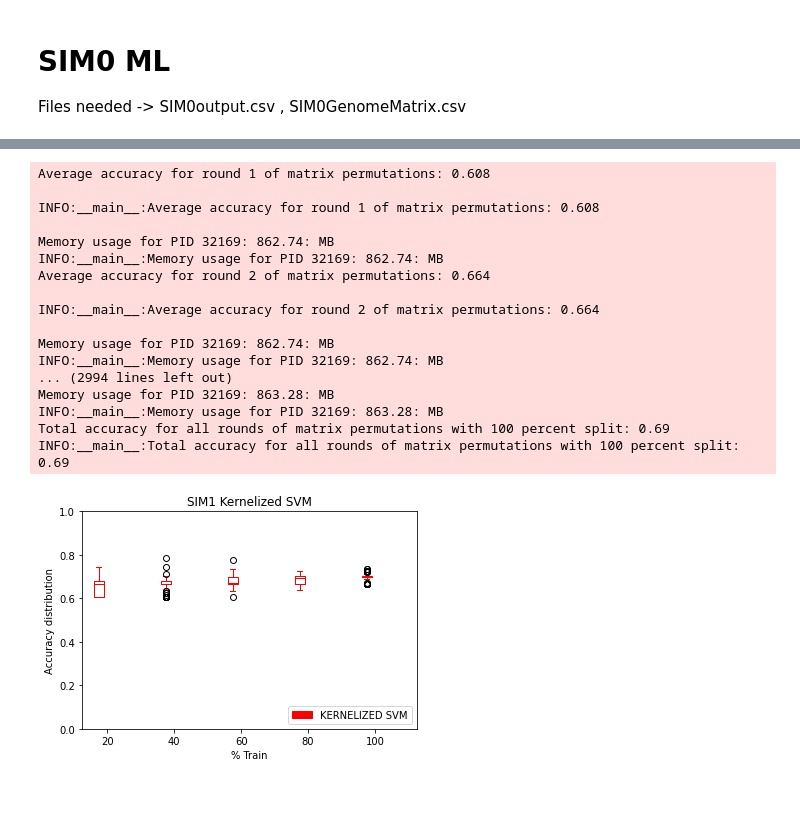
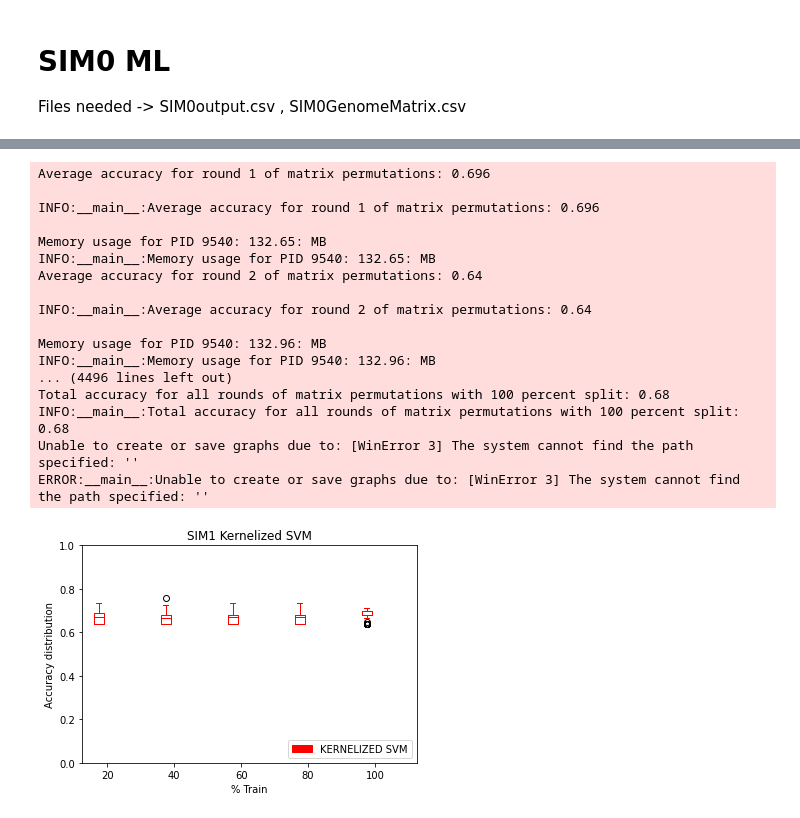
Before and after one commit to SlayerAnsh/NetFlowOpt, a Jupyter notebook: NetworkFlow.ipynb, the cells around one changed output, grey strips where cells are left out. Cells and saved outputs as stored; diff of their text form; code cells hidden in the pictures.

```diff
--- a/NetworkFlow.ipynb
+++ b/NetworkFlow.ipynb
@@ -1268,29 +1268,29 @@ INFO:__main__:Total accuracy of linear SVM CLASSIFICATION for all rounds of matr
 # %%
 # ML on SIM1 genomes
 output_file = os.path.abspath('./DataReadyForML/Sim0Output.csv')
 sim1_similarity_matrix_file = os.path.abspath('./DataReadyForML/Sim1SimilarityMatrixfinal.csv')
 analysis_type = 'CLASSIFICATION' # REGRESSION or CLASSIFICATION
 
-num_permutations = 100
+num_permutations = 150
 
 data_processor = MachineLearningDataProcessingService(num_permutations)
 data_processor.performMachineLearningOnSIM1(output_file, sim1_similarity_matrix_file, analysis_type)
 # %% [output]
-Average accuracy for round 1 of matrix permutations: 0.608
+Average accuracy for round 1 of matrix permutations: 0.696
 
-INFO:__main__:Average accuracy for round 1 of matrix permutations: 0.608
+INFO:__main__:Average accuracy for round 1 of matrix permutations: 0.696
 
-Memory usage for PID 32169: 862.74: MB
-INFO:__main__:Memory usage for PID 32169: 862.74: MB
-Average accuracy for round 2 of matrix permutations: 0.664
+Memory usage for PID 9540: 132.65: MB
+INFO:__main__:Memory usage for PID 9540: 132.65: MB
+Average accuracy for round 2 of matrix permutations: 0.64
 
-INFO:__main__:Average accuracy for round 2 of matrix permutations: 0.664
+INFO:__main__:Average accuracy for round 2 of matrix permutations: 0.64
 
-Memory usage for PID 32169: 862.74: MB
-INFO:__main__:Memory usage for PID 32169: 862.74: MB
-... (2994 lines left out)
-Memory usage for PID 32169: 863.28: MB
-INFO:__main__:Memory usage for PID 32169: 863.28: MB
-Total accuracy for all rounds of matrix permutations with 100 percent split: 0.69
-INFO:__main__:Total accuracy for all rounds of matrix permutations with 100 percent split: 0.69
+Memory usage for PID 9540: 132.96: MB
+INFO:__main__:Memory usage for PID 9540: 132.96: MB
+... (4496 lines left out)
+Total accuracy for all rounds of matrix permutations with 100 percent split: 0.68
+INFO:__main__:Total accuracy for all rounds of matrix permutations with 100 percent split: 0.68
+Unable to create or save graphs due to: [WinError 3] The system cannot find the path specified: ''
+ERROR:__main__:Unable to create or save graphs due to: [WinError 3] The system cannot find the path specified: ''
-[figure, old version]
+[figure, new version]
```
Also changed, not shown: parts of 1 cell of this notebook, 5 other files.
